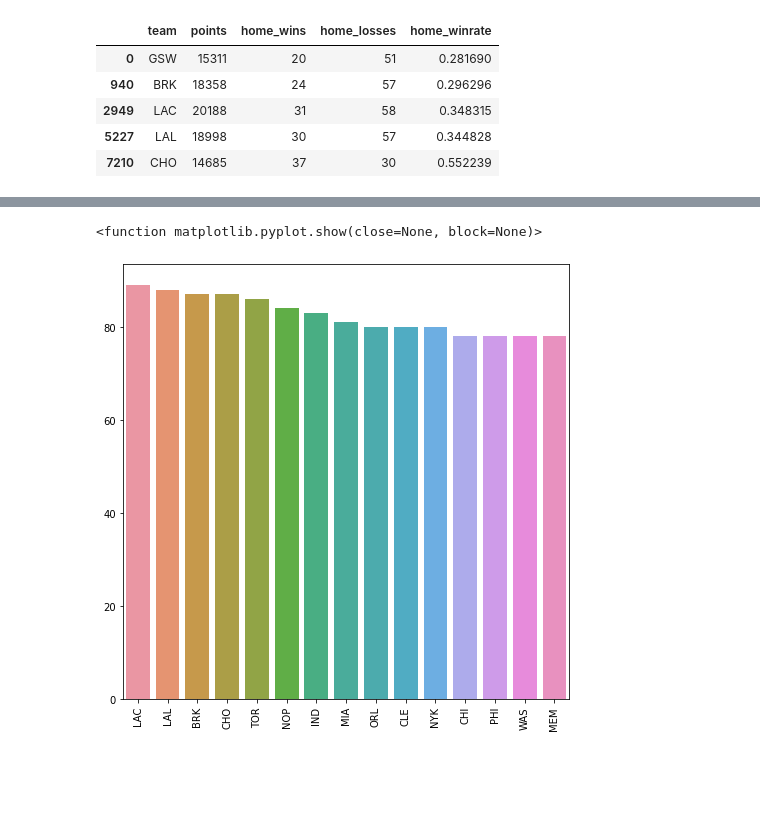
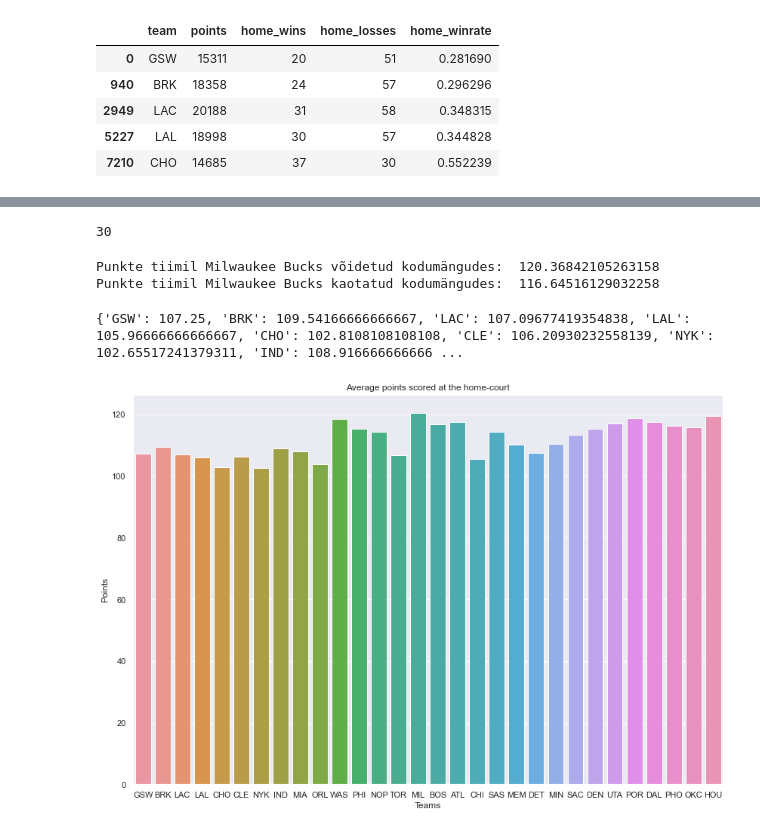
Before and after one commit to Edvard132/TimoVillemEdvard, a Jupyter notebook: dataAnalysis_edvard.ipynb, the cells around one changed output, grey strips where cells are left out. Drawn from its saved outputs; the diff is of its cells as text; code cells hidden in the pictures; blank space fills up the shorter version.

```diff
--- a/dataAnalysis_edvard.ipynb
+++ b/dataAnalysis_edvard.ipynb
@@ -261,7 +254,55 @@ plt.show
-# %%
-sns.barplot(x= games_data['team1'].value_counts().index[:15], y= games_data['home'].value_counts().values[:15] )
-plt.xticks(rotation=90)
-plt.show
-# %% [output]
-<function matplotlib.pyplot.show(close=None, block=None)>
-[figure, removed]
+# %%
+
+tiimid = []
+for index, row in teams_data.iterrows():
+    tiimid.append(row['team'])
+
+print(len(tiimid))
+# %% [output]
+30
+# %%
+def punkte(team, isWin):
+    kodupunkte = 0
+    mänge = 0
+
+    for index, row in games_data.iterrows():
+        if row['team1'] == team and row['home'] == team and row['won'] == isWin:
+            kodupunkte = kodupunkte + row['team1_score']
+            mänge += 1
+
+        elif row['team2'] == team and row['home'] == team and row['won'] == isWin:
+            kodupunkte += row['team2_score']
+            mänge += 1
+
+
+    return kodupunkte/mänge
+
+print("Punkte tiimil Milwaukee Bucks võidetud kodumängudes: ", punkte('MIL', True))
+print("Punkte tiimil Milwaukee Bucks kaotatud kodumängudes: ", punkte('MIL', False))
+# %% [output]
+Punkte tiimil Milwaukee Bucks võidetud kodumängudes:  120.36842105263158
+Punkte tiimil Milwaukee Bucks kaotatud kodumängudes:  116.64516129032258
+# %%
+i = 0
+sonastik = {}
+for index, row in games_data.iterrows():
+
+    sonastik[tiimid[i]] = punkte(tiimid[i], True)
+
+    #print("Punkte tiimil ", tiimid[i], " võidetud kodumängudes: ", punkte(tiimid[i], True))
+    #print("Punkte tiimil ", tiimid[i], " kaotatud kodumängudes: ", punkte(tiimid[i], False))
+    i += 1
+    if i == 30:
+        break
+
+print(sonastik)
+
+my_df = pd.DataFrame(sonastik.items())
+ax = sns.barplot(x=0, y=1, data=my_df)
+sns.set(rc={'figure.figsize':(14,9.5)})
+ax.set(xlabel = 'Teams', ylabel='Points', title='Average points scored at the home-court')
+
+plt.savefig('pointsHome.pdf')
+# %% [output]
+{'GSW': 107.25, 'BRK': 109.54166666666667, 'LAC': 107.09677419354838, 'LAL': 105.96666666666667, 'CHO': 102.8108108108108, 'CLE': 106.20930232558139, 'NYK': 102.65517241379311, 'IND': 108.916666666666 ...
+[figure, added]
```
Also changed, not shown: parts of 1 cell of this notebook, 2 other files.
